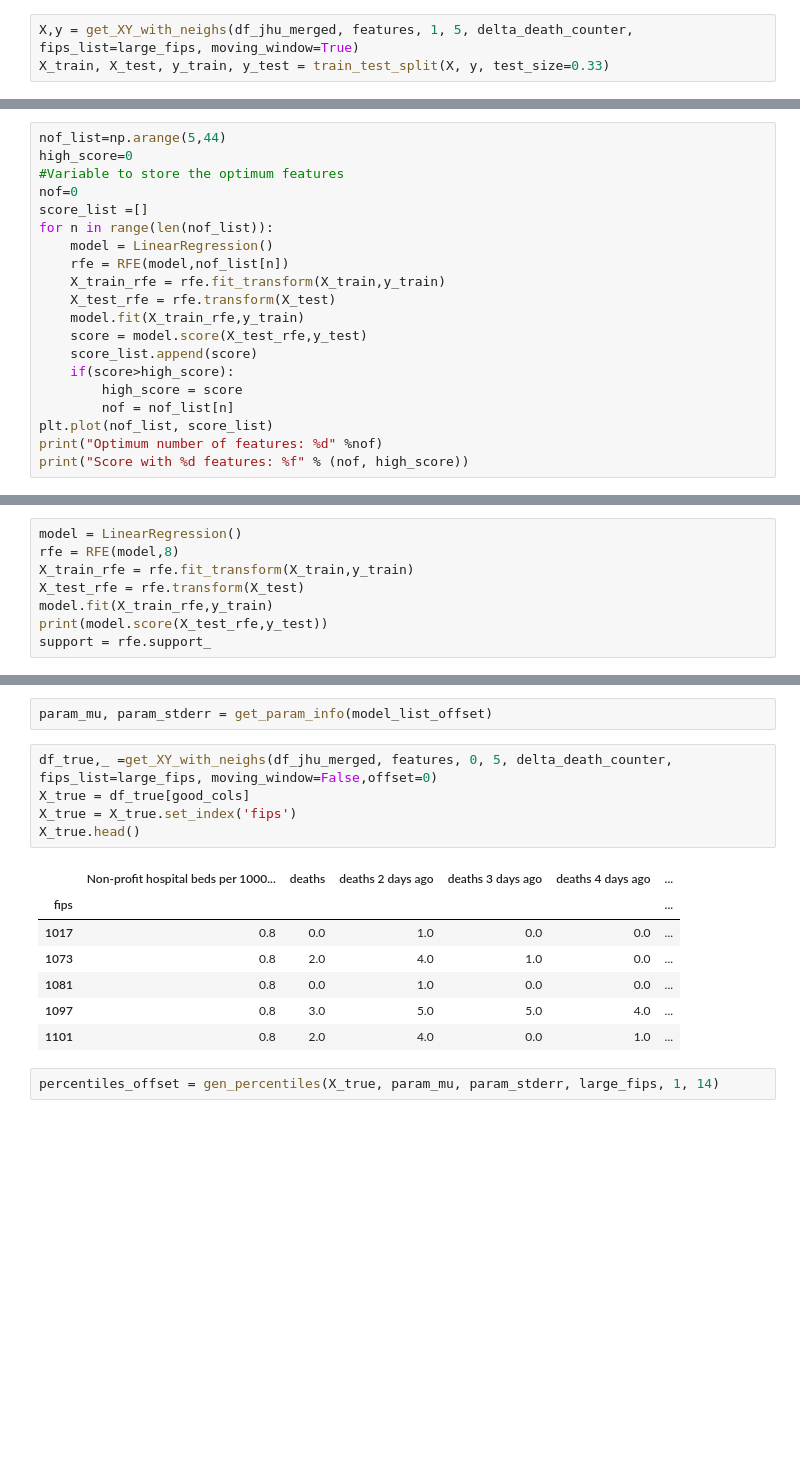
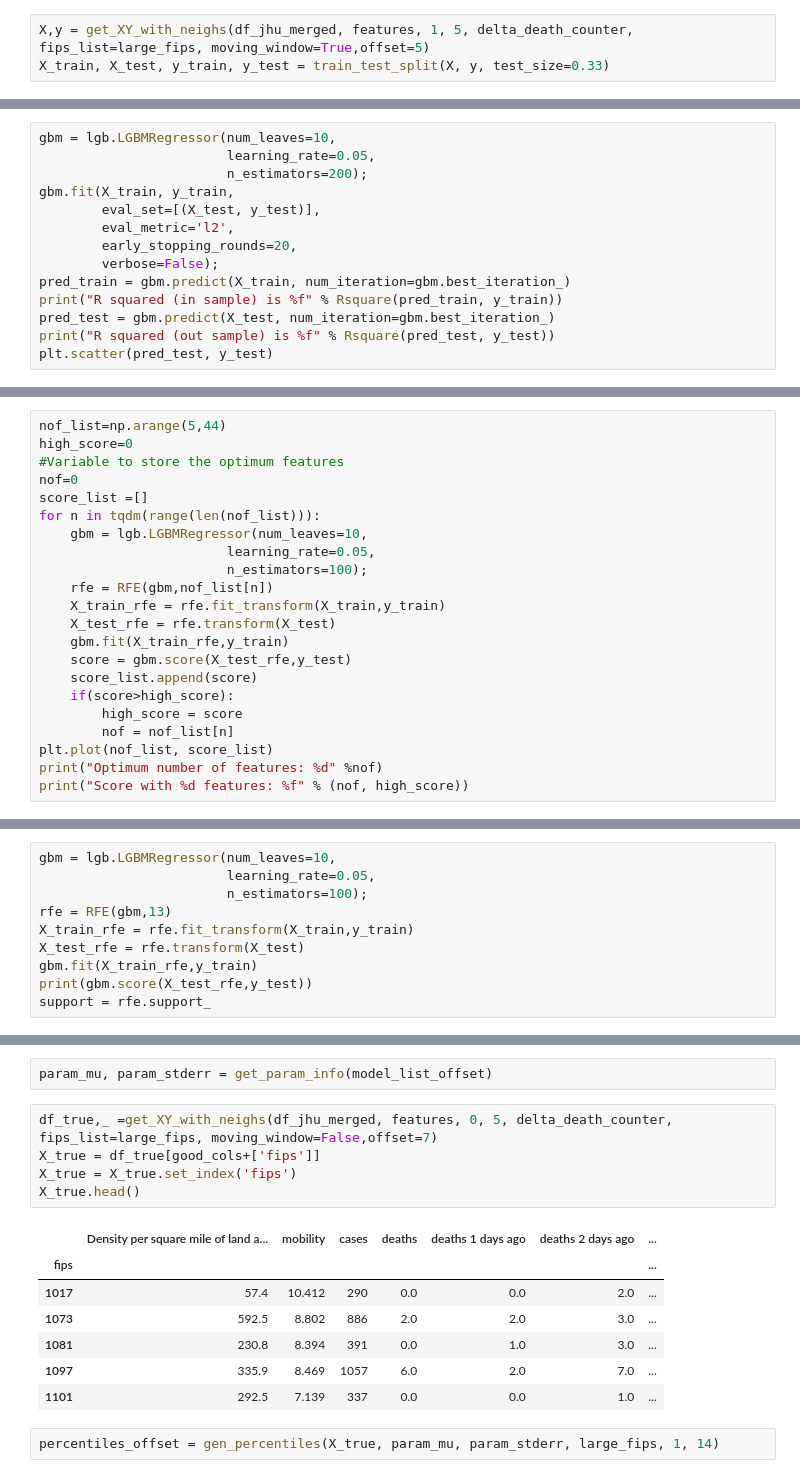
Before and after one commit to majesticfish/CS156B-Covid-Challenge, a Jupyter notebook: exploratory/Sean's Notebook/Just XY, please.ipynb, the cells around one changed output, grey strips where cells are left out. Drawn from its saved outputs; the diff is of its cells as text; blank space fills up the shorter version.

```diff
--- a/exploratory/Sean's Notebook/Just XY, please.ipynb
+++ b/exploratory/Sean's Notebook/Just XY, please.ipynb
@@ -203,7 +203,7 @@ def Rsquare(pred, actual):
 # %%
 large_fips, small_fips = split_fips(cum_death_counter,min_thresh=10)
 # %%
-X,y = get_XY_with_neighs(df_jhu_merged, features, 1, 5, delta_death_counter, fips_list=large_fips, moving_window=True)
+X,y = get_XY_with_neighs(df_jhu_merged, features, 1, 5, delta_death_counter, fips_list=large_fips, moving_window=True,offset=5)
 X_train, X_test, y_train, y_test = train_test_split(X, y, test_size=0.33)
 # %%
 normal_model = LinearRegression().fit(X_train.values, y_train)
@@ -235,0 +236,14 @@ R^2 (out sample): 0.752249
+# %%
+gbm = lgb.LGBMRegressor(num_leaves=10,
+                        learning_rate=0.05,
+                        n_estimators=200);
+gbm.fit(X_train, y_train,
+        eval_set=[(X_test, y_test)],
+        eval_metric='l2',
+        early_stopping_rounds=20,
+        verbose=False);
+pred_train = gbm.predict(X_train, num_iteration=gbm.best_iteration_)
+print("R squared (in sample) is %f" % Rsquare(pred_train, y_train))
+pred_test = gbm.predict(X_test, num_iteration=gbm.best_iteration_)
+print("R squared (out sample) is %f" % Rsquare(pred_test, y_test))
+plt.scatter(pred_test, y_test)
@@ -239,13 +258,15 @@ high_score=0
 #Variable to store the optimum features
 nof=0
 score_list =[]
-for n in range(len(nof_list)):
-    model = LinearRegression()
-    rfe = RFE(model,nof_list[n])
+for n in tqdm(range(len(nof_list))):
+    gbm = lgb.LGBMRegressor(num_leaves=10,
+                        learning_rate=0.05,
+                        n_estimators=100);
+    rfe = RFE(gbm,nof_list[n])
     X_train_rfe = rfe.fit_transform(X_train,y_train)
     X_test_rfe = rfe.transform(X_test)
-    model.fit(X_train_rfe,y_train)
-    score = model.score(X_test_rfe,y_test)
+    gbm.fit(X_train_rfe,y_train)
+    score = gbm.score(X_test_rfe,y_test)
     score_list.append(score)
     if(score>high_score):
         high_score = score
@@ -260,9 +281,11 @@ Score with 25 features: 0.752523
 # %%
-model = LinearRegression()
-rfe = RFE(model,8)
+gbm = lgb.LGBMRegressor(num_leaves=10,
+                        learning_rate=0.05,
+                        n_estimators=100);
+rfe = RFE(gbm,13)
 X_train_rfe = rfe.fit_transform(X_train,y_train)
 X_test_rfe = rfe.transform(X_test)
-model.fit(X_train_rfe,y_train)
-print(model.score(X_test_rfe,y_test))
+gbm.fit(X_train_rfe,y_train)
+print(gbm.score(X_test_rfe,y_test))
 support = rfe.support_
 # %% [output]
@@ -479,17 +500,17 @@ R squared (out sample) is 0.875030
 # %%
 param_mu, param_stderr = get_param_info(model_list_offset)
 # %%
-df_true,_ =get_XY_with_neighs(df_jhu_merged, features, 0, 5, delta_death_counter, fips_list=large_fips, moving_window=False,offset=0)
-X_true = df_true[good_cols]
+df_true,_ =get_XY_with_neighs(df_jhu_merged, features, 0, 5, delta_death_counter, fips_list=large_fips, moving_window=False,offset=7)
+X_true = df_true[good_cols+['fips']]
 X_true = X_true.set_index('fips')
 X_true.head()
 # %% [output]
-|  | Non-profit hospital beds per 1000... | deaths | deaths 2 days ago | deaths 3 days ago | deaths 4 days ago | ... |
-| fips |  |  |  |  |  | ... |
-| 1017 | 0.8 | 0.0 | 1.0 | 0.0 | 0.0 | ... |
-| 1073 | 0.8 | 2.0 | 4.0 | 1.0 | 0.0 | ... |
-| 1081 | 0.8 | 0.0 | 1.0 | 0.0 | 0.0 | ... |
-| 1097 | 0.8 | 3.0 | 5.0 | 5.0 | 4.0 | ... |
-| 1101 | 0.8 | 2.0 | 4.0 | 0.0 | 1.0 | ... |
+|  | Density per square mile of land a... | mobility | cases | deaths | deaths 1 days ago | deaths 2 days ago | ... |
+| fips |  |  |  |  |  |  | ... |
+| 1017 | 57.4 | 10.412 | 290 | 0.0 | 0.0 | 2.0 | ... |
+| 1073 | 592.5 | 8.802 | 886 | 2.0 | 2.0 | 3.0 | ... |
+| 1081 | 230.8 | 8.394 | 391 | 0.0 | 1.0 | 3.0 | ... |
+| 1097 | 335.9 | 8.469 | 1057 | 6.0 | 2.0 | 7.0 | ... |
+| 1101 | 292.5 | 7.139 | 337 | 0.0 | 0.0 | 1.0 | ... |
 # %%
 percentiles_offset = gen_percentiles(X_true, param_mu, param_stderr, large_fips, 1, 14)
```
Also changed, not shown: parts of 17 cells of this notebook, 1 other file.
